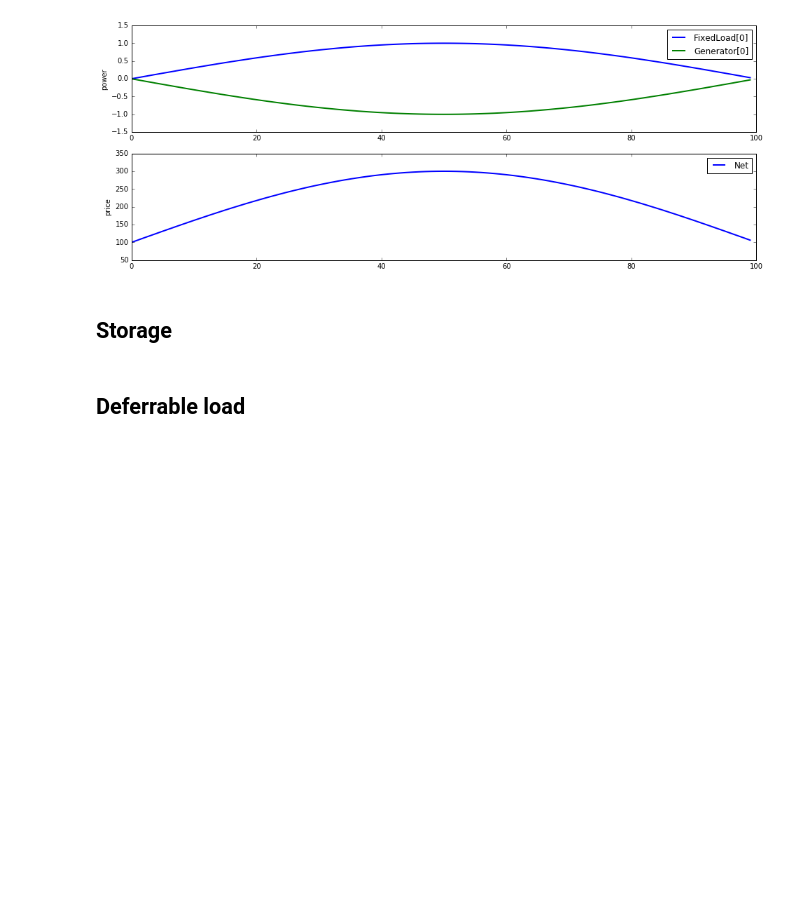
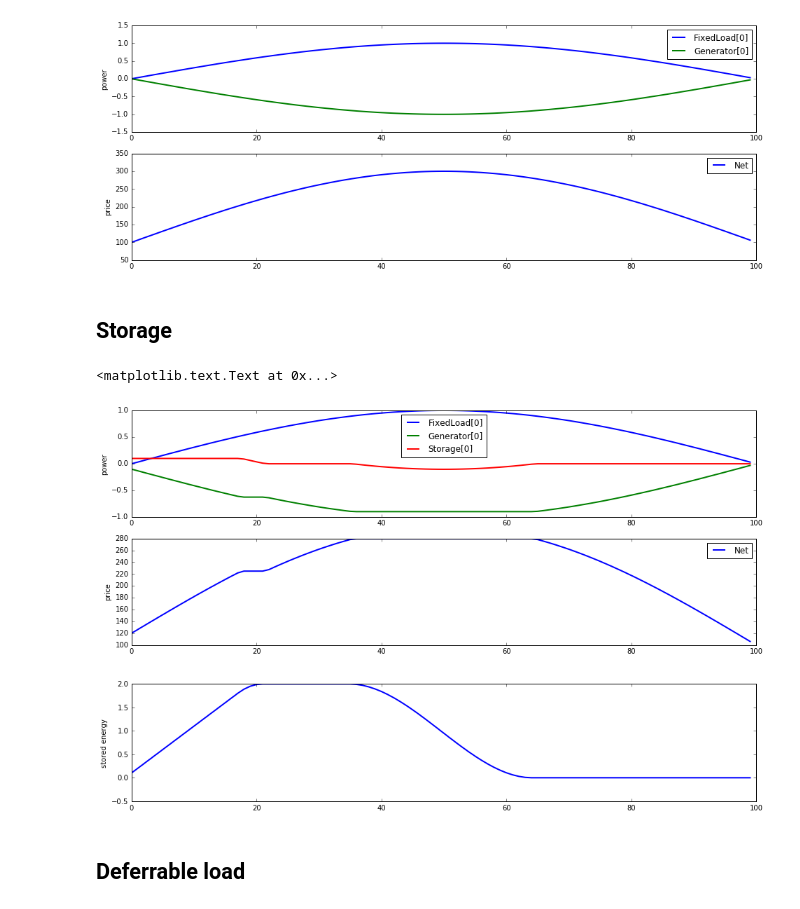
Before and after one commit to cvxgrp/cvxpower, a Jupyter notebook: python/notebooks/dynamic.ipynb, the cells around one changed output. Saved outputs shown, nothing was run; the diff lists cells and outputs as text; code cells hidden in the pictures; blank space fills up the shorter version.

Commit message:
add dynamic energy examples

```diff
--- a/python/notebooks/dynamic.ipynb
+++ b/python/notebooks/dynamic.ipynb
@@ -18,15 +18,6 @@ p_load = np.sin(np.pi*np.arange(N)/N)
 # %% [markdown]
 ## Time-varying load
 # %%
-from dem import network
-from dem import energy
-reload(network)
-reload(energy)
-Group = network.Group
-Generator = energy.Generator
-FixedLoad = energy.FixedLoad
-Net = network.Net
-
 load = FixedLoad(p=p_load)
 gen = Generator(p_max=2, p_min=-0.1, alpha=100, beta=100)
 
@@ -42,13 +33,21 @@ array([<matplotlib.axes._subplots.AxesSubplot object at 0x...>,
 ## Storage
 # %%
 load = FixedLoad(p=p_load)
-gen = Generator(p_max=1000, alpha=0.1, beta=100)
-storage = Storage()
+gen = Generator(p_max=2, alpha=100, beta=100)
+storage = Storage(p_min=-0.4, p_max=0.1, E_max=2)
 
 net = Net([load.terminals[0], gen.terminals[0], storage.terminals[0]])
 network = Group([load, gen, storage], [net])
 network.optimize(time_horizon=N)
 network.plot_results()
+
+fig, ax = plt.subplots(nrows=1, ncols=1, figsize=(16,3))
+ax.plot(storage.energy.value)
+ax.set_ylabel("stored energy")
+# %% [output]
+<matplotlib.text.Text at 0x...>
+[figure, added]
+[figure, added]
 # %% [markdown]
 ## Deferrable load
 # %%
```
Also changed, not shown: parts of 2 cells of this notebook, 3 other files.
